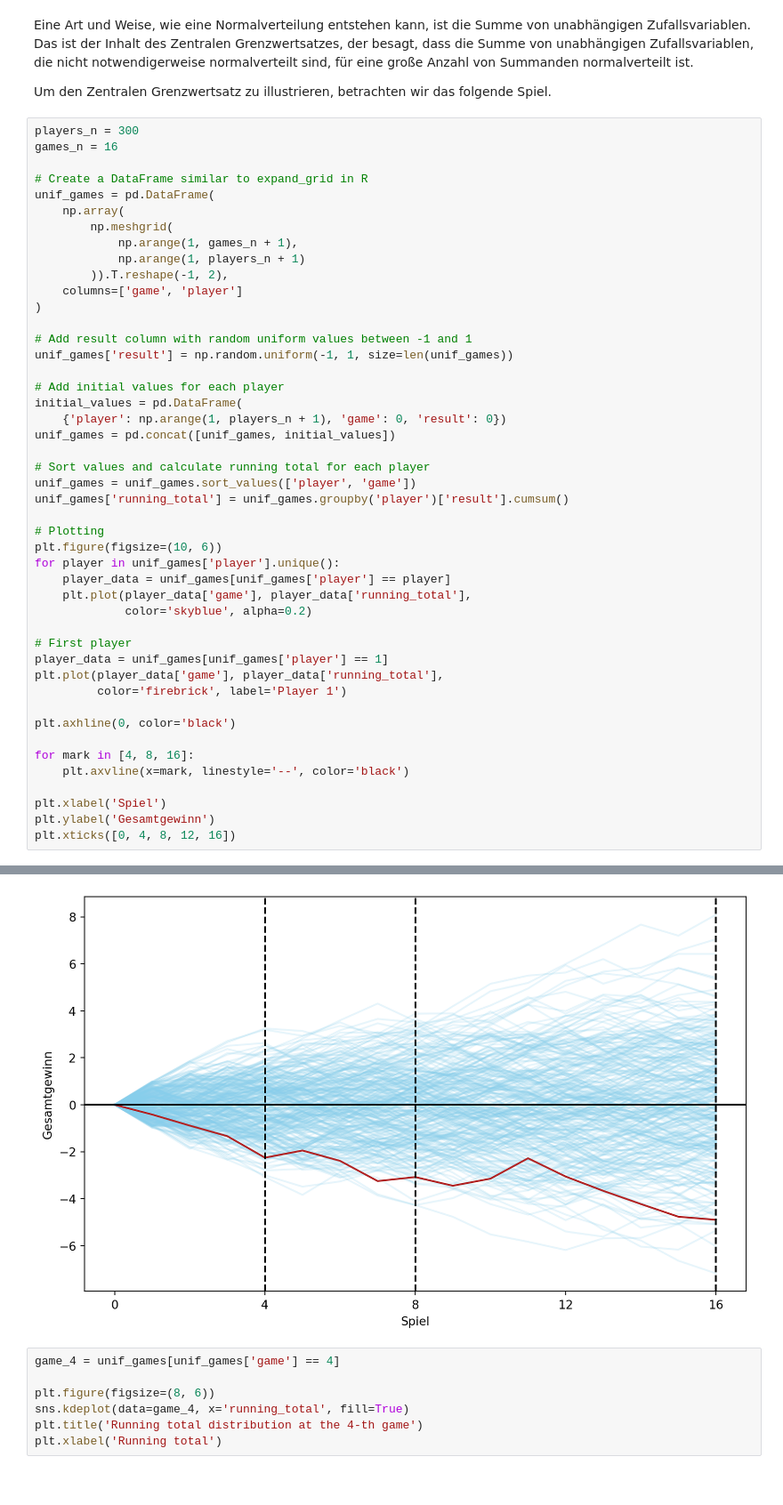
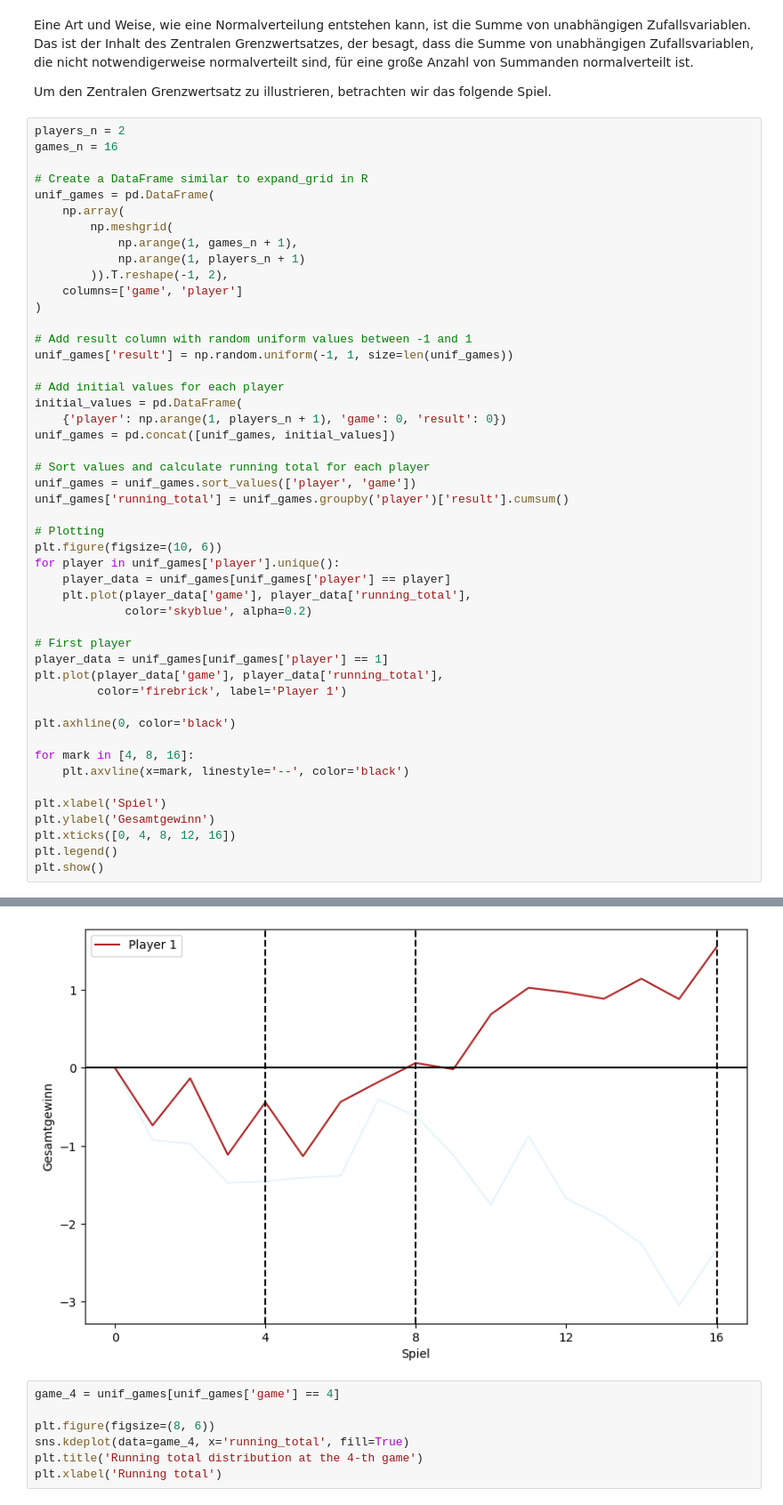
Before and after one commit to febse/econ2026-de, a Jupyter notebook: 04b-Stetige-Verteilungen.ipynb, the cells around one changed output, grey strips where cells are left out. Shown at 89% size. Cells and saved outputs as stored; diff of their text form; blank space fills up the shorter version.

```diff
--- a/04b-Stetige-Verteilungen.ipynb
+++ b/04b-Stetige-Verteilungen.ipynb
@@ -135,7 +138,7 @@ Eine Art und Weise, wie eine Normalverteilung entstehen kann, ist die Summe von
 
 Um den Zentralen Grenzwertsatz zu illustrieren, betrachten wir das folgende Spiel.
 # %%
-players_n = 300
+players_n = 2
 games_n = 16
 
 # Create a DataFrame similar to expand_grid in R
@@ -180,4 +183,6 @@ for mark in [4, 8, 16]:
 plt.xlabel('Spiel')
 plt.ylabel('Gesamtgewinn')
 plt.xticks([0, 4, 8, 12, 16])
+plt.legend()
+plt.show()
 # %% [output]
@@ -194,4 +189,4 @@ plt.xticks([0, 4, 8, 12, 16])
-[figure, old version]
+[figure, new version]
 # %%
 game_4 = unif_games[unif_games['game'] == 4]
 
```
Also changed, not shown: parts of 5 cells of this notebook, 2 other files.
